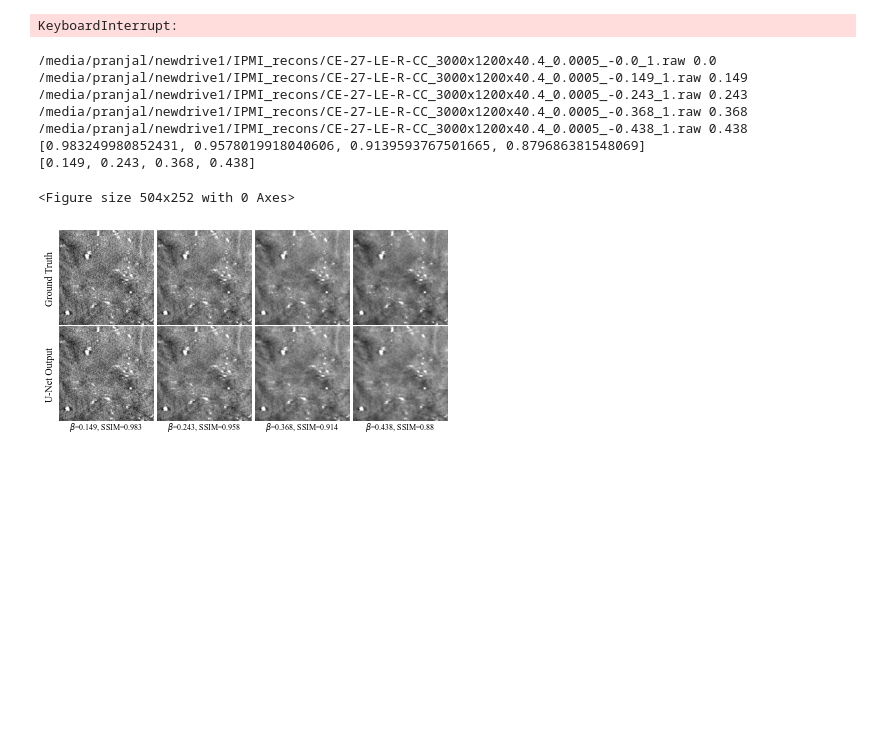
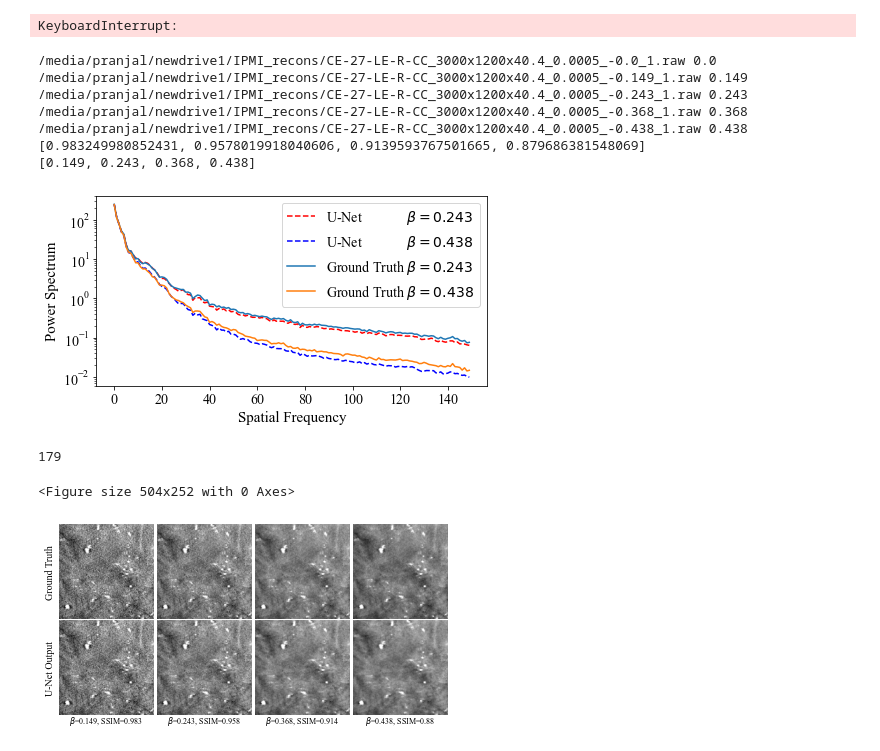
Before and after one commit to PranjalSahu/WalnutReconstructionCodes, a Jupyter notebook: test1.ipynb, the cells around one changed output. Drawn from its saved outputs; the diff is of its cells as text; code cells hidden in the pictures; blank space fills up the shorter version.

Commit message:
[STAR] Adding the code to plot the noise power spectrum

```diff
--- a/test1.ipynb
+++ b/test1.ipynb
@@ -4116,11 +4116,11 @@ print(value_array)
 all_result = np.array(all_result)
 all_ground = np.array(all_ground)
 
-all_result[all_result > 0.12] = 0.12
-all_result[all_result < 0.10] = 0.10
+#all_result[all_result > 0.12] = 0.12
+#all_result[all_result < 0.10] = 0.10
 
-all_ground[all_ground > 0.12] = 0.12
-all_ground[all_ground < 0.10] = 0.10
+#all_ground[all_ground > 0.12] = 0.12
+#all_ground[all_ground < 0.10] = 0.10
 # %% [output]
 /media/pranjal/newdrive1/IPMI_recons/CE-27-LE-R-CC_3000x1200x40.4_0.0005_-0.0_1.raw 0.0
 /media/pranjal/newdrive1/IPMI_recons/CE-27-LE-R-CC_3000x1200x40.4_0.0005_-0.149_1.raw 0.149
@@ -4129,6 +4129,65 @@ all_ground[all_ground < 0.10] = 0.10
 /media/pranjal/newdrive1/IPMI_recons/CE-27-LE-R-CC_3000x1200x40.4_0.0005_-0.438_1.raw 0.438
 [0.983249980852431, 0.9578019918040606, 0.9139593767501665, 0.879686381548069]
 [0.149, 0.243, 0.368, 0.438]
+# %%
+# [STAR] Comparing the Noise Power Spectrum
+
+from scipy import fftpack
+import pyfits
+import numpy as np
+import pylab as py
+import radialProfile
+
+index  = 2
+image1 = all_result[1]#o1[:, index*256:(index+1)*256]
+image2 = all_ground[1]#o2[:, index*256:(index+1)*256]
+
+index  = 5
+image3 = all_result[3]#o1[:, index*256:(index+1)*256]
+image4 = all_ground[3]#o2[:, index*256:(index+1)*256]
+
+
+def get_power_spectrum(image):
+    # Take the fourier transform of the image.
+    F1 = fftpack.fft2(image)
+    F2 = fftpack.fftshift(F1)
+
+    # Calculate a 2D power spectrum
+    psf2D = np.abs( F2 )**2
+
+    # Calculate the azimuthally averaged 1D power spectrum
+    psf1D = radialProfile.azimuthalAverage(psf2D)
+    return psf1D
+
+t1 = get_power_spectrum(image1)
+t2 = get_power_spectrum(image2)
+
+t3 = get_power_spectrum(image3)
+t4 = get_power_spectrum(image4)
+
+
+py.figure(5)
+py.clf()
+
+py.semilogy( t1[:150], 'r--', label=r'U-Net             $\beta = 0.243$')
+py.semilogy( t3[:150], 'b--', label=r'U-Net             $\beta = 0.438$')
+
+py.semilogy( t2[:150], label=r'Ground Truth $\beta = 0.243$')
+py.semilogy( t4[:150], label=r'Ground Truth $\beta = 0.438$')
+
+
+py.xlabel("Spatial Frequency", fontsize=15)
+py.ylabel("Power Spectrum",    fontsize=15)
+py.legend(fontsize=14)
+py.xticks(fontsize=14)
+py.yticks(fontsize=14)
+py.show()
+# %% [output]
+[figure, added]
+# %%
+print(len(t1))
+# %% [output]
+179
 # %%
 # [STAR] For series of images for a volume with the Labels
 
```
Also changed, not shown: parts of 1 cell of this notebook.
